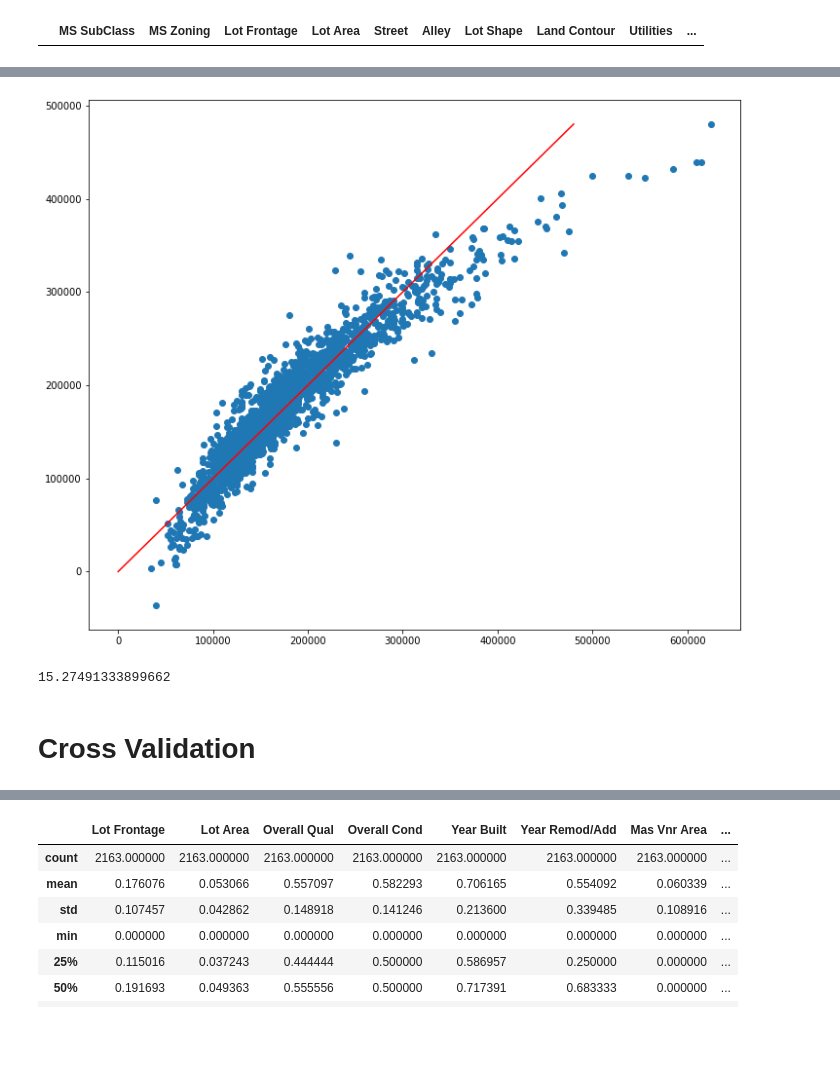
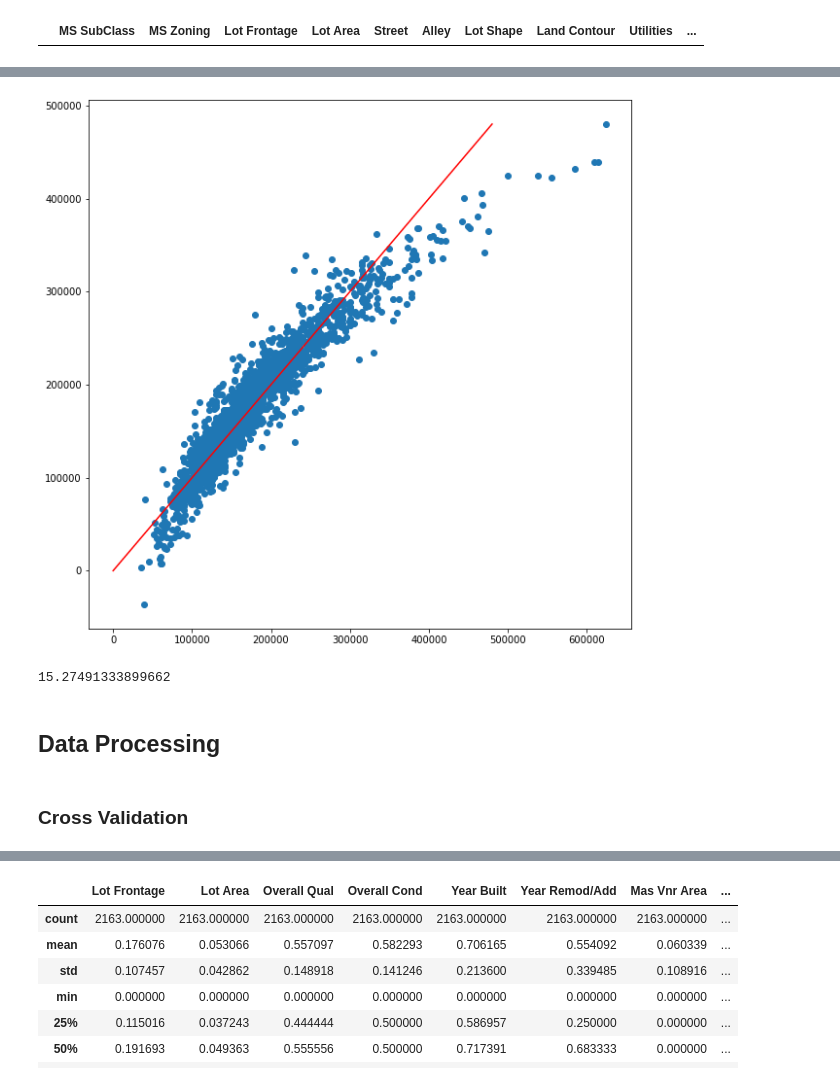
Before and after one commit to kengustafson/DD-DataScience, a Jupyter notebook: Project_2.ipynb, the cells around one changed output, grey strips where cells are left out. Drawn from its saved outputs; the diff is of its cells as text; code cells hidden in the pictures; blank space fills up the shorter version.

Commit message:
Updated plots, loop iterations.

```diff
--- a/Project_2.ipynb
+++ b/Project_2.ipynb
@@ -396,8 +481,8 @@ Warnings:
 [2] The smallest eigenvalue is 2.45e-21. This might indicate that there are
 strong multicollinearity problems or that the design matrix is singular.
 # %%
-plt.figure(figsize=(12,10))
+plt.figure(figsize=(10, 10))
 plt.scatter(actual_outcomes, prediction_all_features);
 plt.plot([0, max(prediction_all_features)], [0, max(prediction_all_features)], c='red');
 # %% [output]
-[figure, old version]
+[figure, new version]
@@ -410,8 +490,10 @@ def root_mean_squared_percentage_error(y_true, y_pred):
 root_mean_squared_percentage_error(actual_outcomes, prediction_all_features)
 # %% [output]
 15.27491333899662
+# %% [markdown]
+## Data Processing
 # %% [markdown]
-# Cross Validation
+### Cross Validation
 # %%
 # Run a split/fit to assess initial accuracy
 
```
Also changed, not shown: parts of 40 cells of this notebook.
